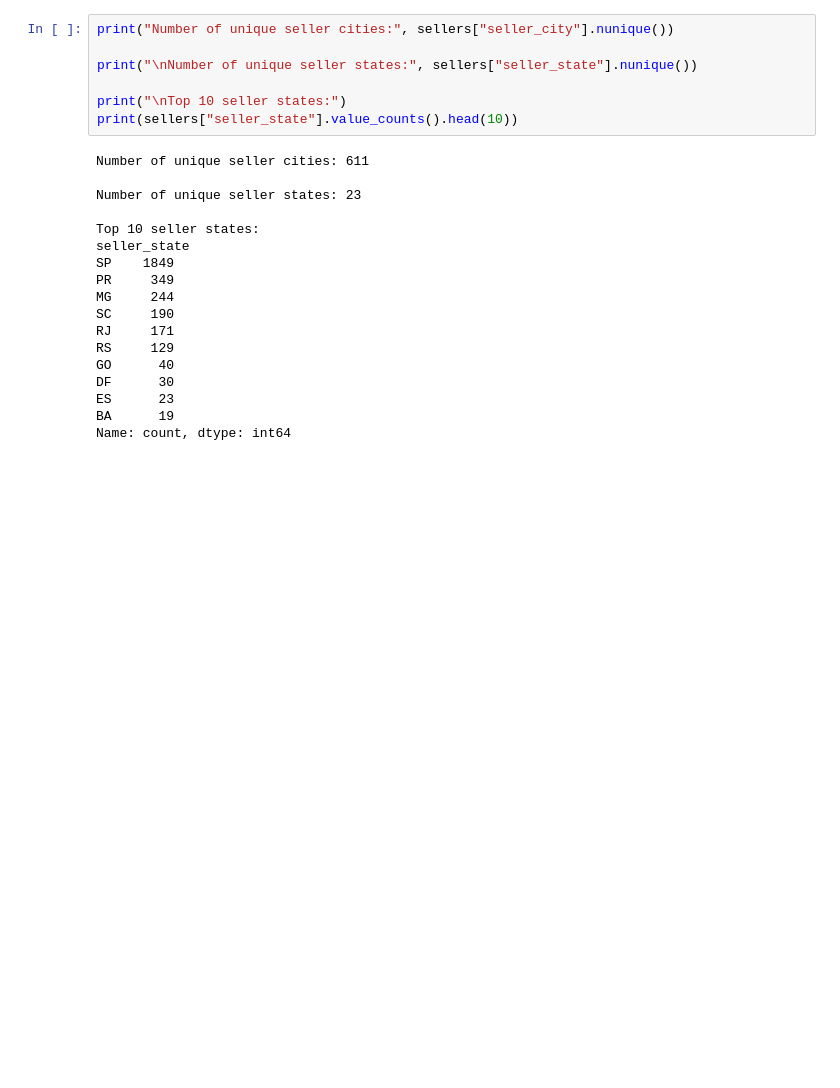
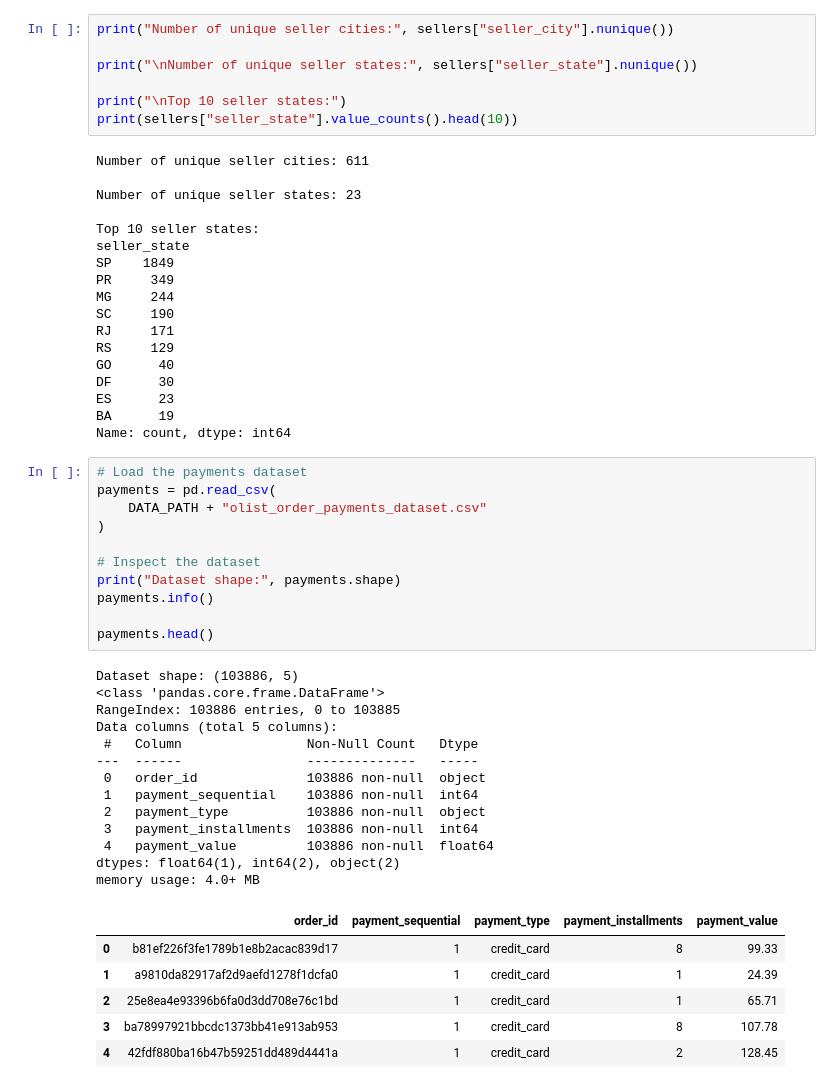
Before and after one commit to Vishv18/AI-Business-Analyst, a Jupyter notebook: notebooks/01_data_exploration.ipynb, the cells around one changed output. Drawn from its saved outputs; the diff is of its cells as text; blank space fills up the shorter version.

```diff
--- a/notebooks/01_data_exploration.ipynb
+++ b/notebooks/01_data_exploration.ipynb
@@ -804,3 +804,34 @@ DF      30
 ES      23
 BA      19
 Name: count, dtype: int64
+# %%
+# Load the payments dataset
+payments = pd.read_csv(
+    DATA_PATH + "olist_order_payments_dataset.csv"
+)
+
+# Inspect the dataset
+print("Dataset shape:", payments.shape)
+payments.info()
+
+payments.head()
+# %% [output]
+Dataset shape: (103886, 5)
+<class 'pandas.core.frame.DataFrame'>
+RangeIndex: 103886 entries, 0 to 103885
+Data columns (total 5 columns):
+ #   Column                Non-Null Count   Dtype
+---  ------                --------------   -----
+ 0   order_id              103886 non-null  object
+ 1   payment_sequential    103886 non-null  int64
+ 2   payment_type          103886 non-null  object
+ 3   payment_installments  103886 non-null  int64
+ 4   payment_value         103886 non-null  float64
+dtypes: float64(1), int64(2), object(2)
+memory usage: 4.0+ MB
+|  | order_id | payment_sequential | payment_type | payment_installments | payment_value |
+| 0 | b81ef226f3fe1789b1e8b2acac839d17 | 1 | credit_card | 8 | 99.33 |
+| 1 | a9810da82917af2d9aefd1278f1dcfa0 | 1 | credit_card | 1 | 24.39 |
+| 2 | 25e8ea4e93396b6fa0d3dd708e76c1bd | 1 | credit_card | 1 | 65.71 |
+| 3 | ba78997921bbcdc1373bb41e913ab953 | 1 | credit_card | 8 | 107.78 |
+| 4 | 42fdf880ba16b47b59251dd489d4441a | 1 | credit_card | 2 | 128.45 |
```
